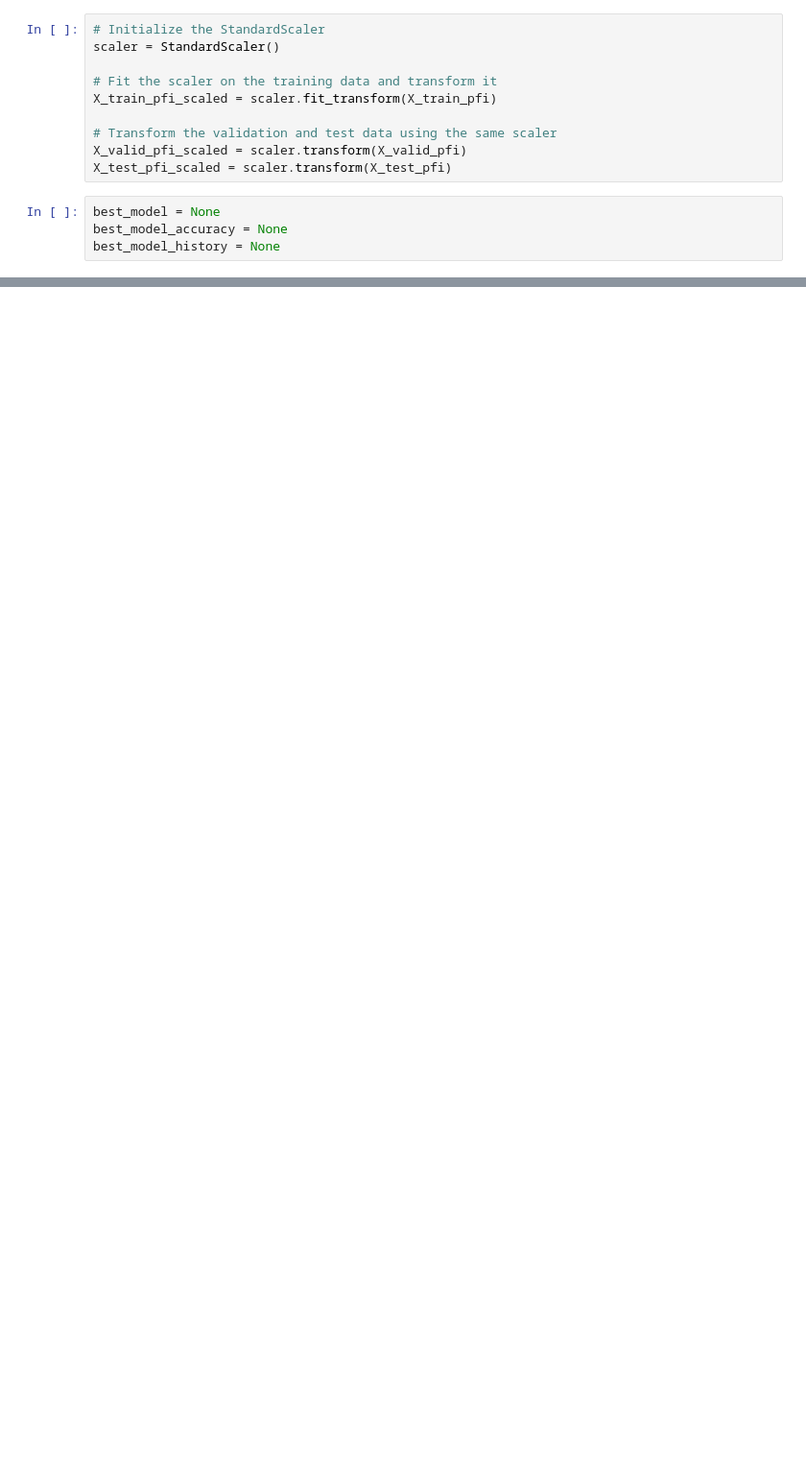
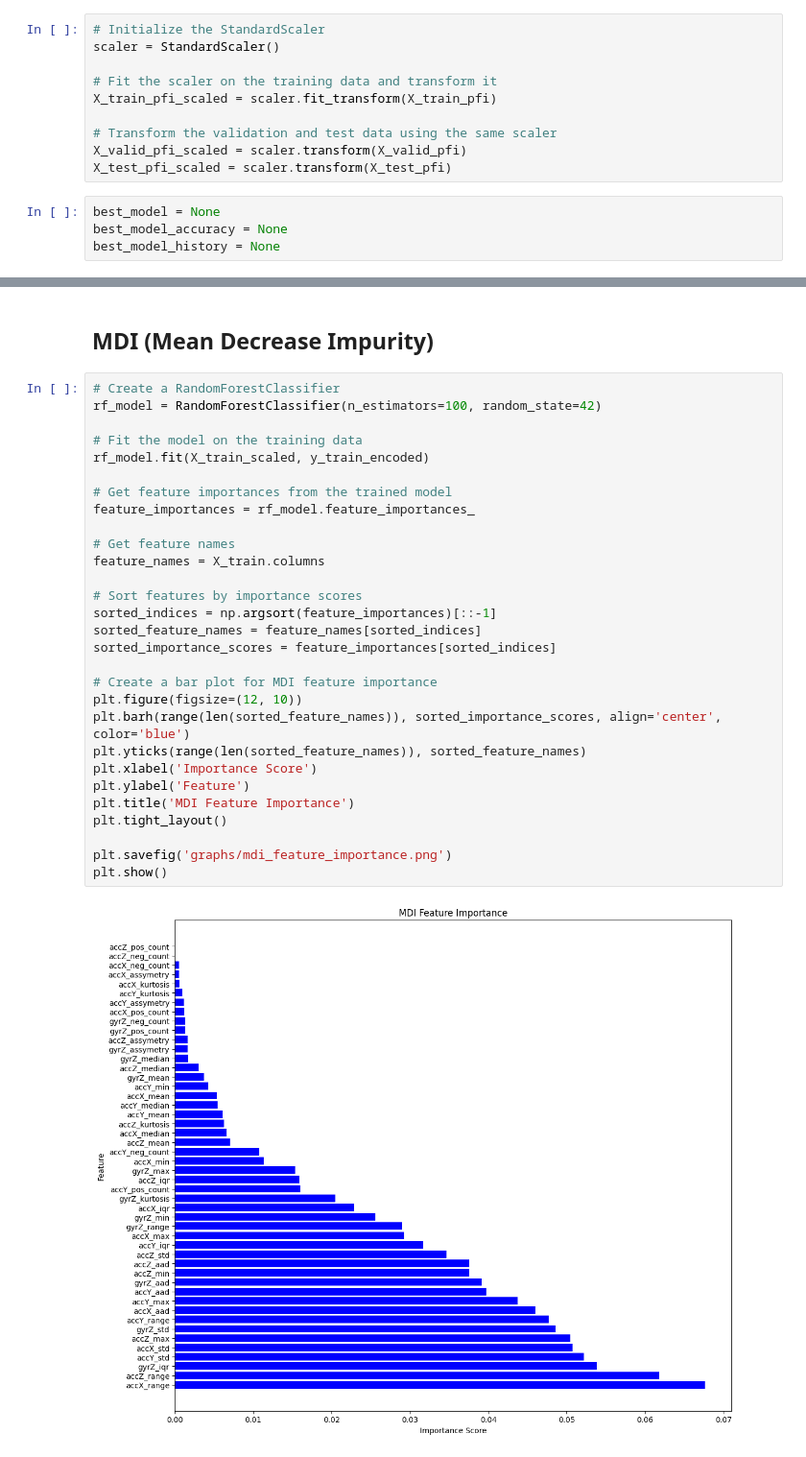
Before and after one commit to Mykhailo20/DS_Bootcamp_2023, a Jupyter notebook: Homework_5/Physical_Activity_Analysis/NN_model_training.ipynb, the cells around one changed output, grey strips where cells are left out. Shown at 96% size. Cells and saved outputs as stored; diff of their text form; blank space fills up the shorter version.

Commit message:
Homework_6: Apply the MDI algorithm to a neural network model and describe the results in a report

```diff
--- a/Homework_5/Physical_Activity_Analysis/NN_model_training.ipynb
+++ b/Homework_5/Physical_Activity_Analysis/NN_model_training.ipynb
@@ -475,0 +445,33 @@ Average accuracy = 83.944
+# %% [markdown]
+## MDI (Mean Decrease Impurity)
+# %%
+# Create a RandomForestClassifier
+rf_model = RandomForestClassifier(n_estimators=100, random_state=42)
+
+# Fit the model on the training data
+rf_model.fit(X_train_scaled, y_train_encoded)
+
+# Get feature importances from the trained model
+feature_importances = rf_model.feature_importances_
+
+# Get feature names
+feature_names = X_train.columns
+
+# Sort features by importance scores
+sorted_indices = np.argsort(feature_importances)[::-1]
+sorted_feature_names = feature_names[sorted_indices]
+sorted_importance_scores = feature_importances[sorted_indices]
+
+# Create a bar plot for MDI feature importance
+plt.figure(figsize=(12, 10))
+plt.barh(range(len(sorted_feature_names)), sorted_importance_scores, align='center', color='blue')
+plt.yticks(range(len(sorted_feature_names)), sorted_feature_names)
+plt.xlabel('Importance Score')
+plt.ylabel('Feature')
+plt.title('MDI Feature Importance')
+plt.tight_layout()
+
+plt.savefig('graphs/mdi_feature_importance.png')
+plt.show()
+# %% [output]
+[figure, added]
```
Also changed, not shown: parts of 9 cells of this notebook, 1 other file.
